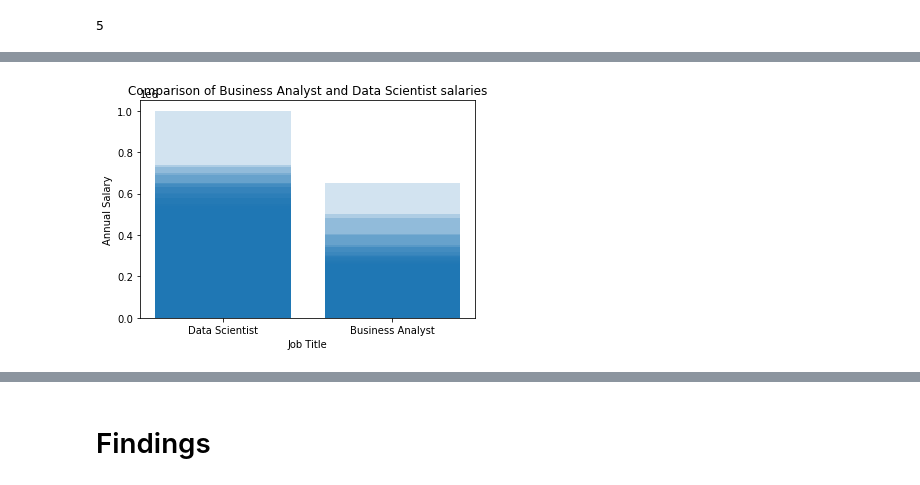
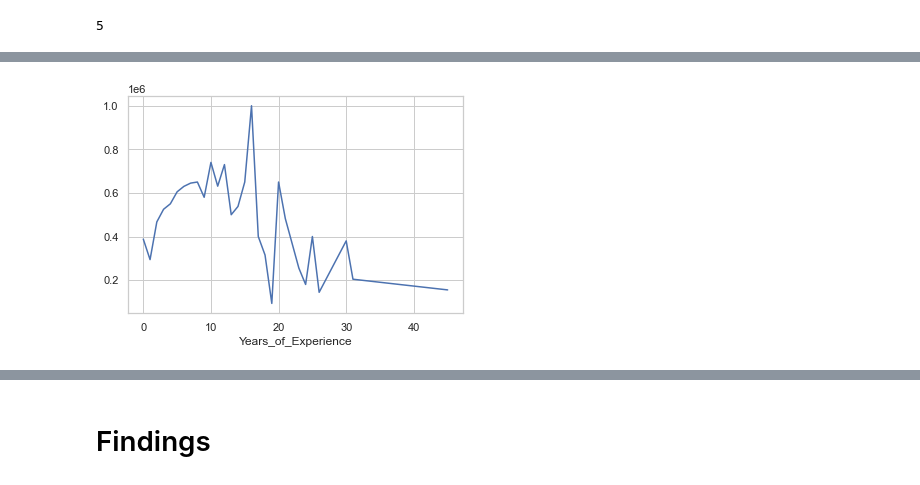
Before and after one commit to rita-s/Data_Analysis_Project_1, a Jupyter notebook: HR_Hackers.ipynb, the cells around one changed output, grey strips where cells are left out. Drawn from its saved outputs; the diff is of its cells as text; code cells hidden in the pictures.

```diff
--- a/HR_Hackers.ipynb
+++ b/HR_Hackers.ipynb
@@ -507,17 +652,0 @@ plt.savefig('Comparison of annual salary to experience')
-# %%
-# Plotting to show the Annual Salary range based on Job Titles
-x_axis = salary_education_experience.df["Job_Title"]
-y_axis = salary_education_experience.df['Annual_Salary']
-
-plt.bar(x_axis, y_axis, alpha=0.2, align='center')
-
-current_values = plt.gca().get_yticks()
-# using format string '{:.0f}' here but you can choose others
-# forcing correct amount for Annual Salary:
-# plt.gca().set_yticklabels(['{:.0f}'.format(x) for x in salary_education_experience.df['Annual_Salary']])
-plt.xlabel("Job Title")
-plt.ylabel("Annual Salary")
-plt.title('Comparison of Business Analyst and Data Scientist salaries')
-plt.savefig('Comparison of Business Analyst and Data Scientist salaries')
-# %% [output]
-[figure, removed]
@@ -526,0 +653,4 @@ job_title_loc_df = salary_education_experience.df.groupby(salary_education_exper
+# %%
+ar = salary_education_experience.df.groupby(["Years_of_Experience"])["Annual_Salary"].max().plot()
+# %% [output]
+[figure, added]
```
Also changed, not shown: parts of 45 cells of this notebook.
